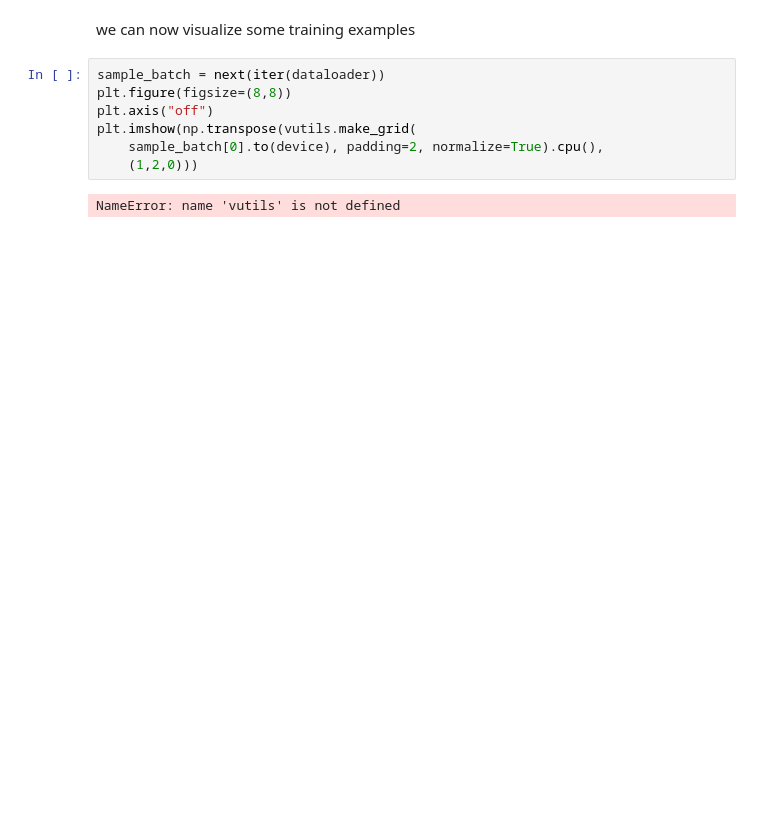
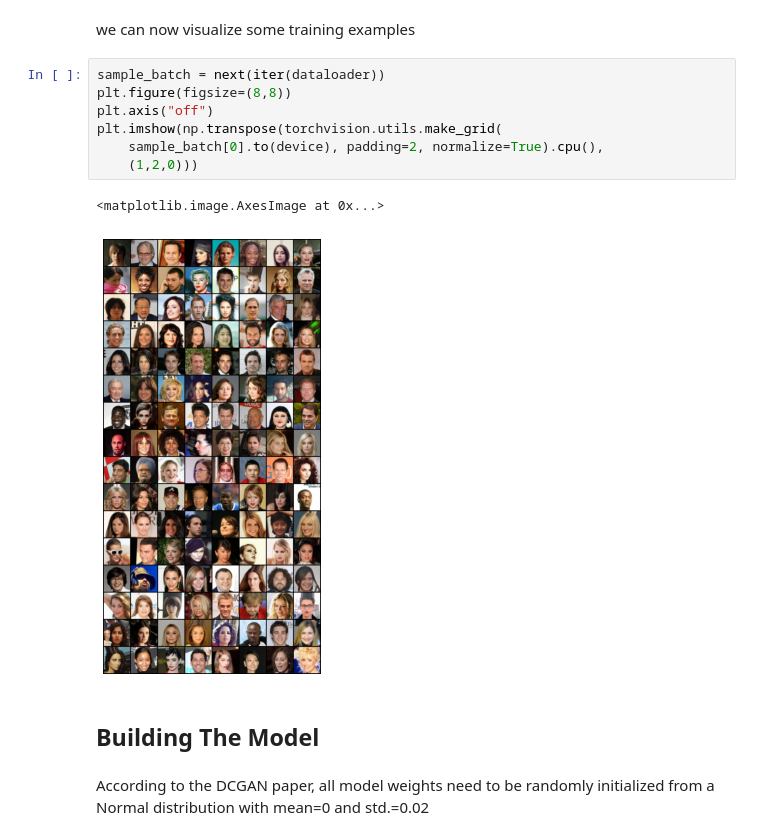
Before and after one commit to MostafaEissa/GAN-for-celebrity-face-generation, a Jupyter notebook: notebooks/GAN for celebrity face generation.ipynb, the cells around one changed output. Drawn from its saved outputs; the diff is of its cells as text; blank space fills up the shorter version.

```diff
--- a/notebooks/GAN for celebrity face generation.ipynb
+++ b/notebooks/GAN for celebrity face generation.ipynb
@@ -37,10 +38,14 @@ we can now visualize some training examples
 # %%
 sample_batch = next(iter(dataloader))
 plt.figure(figsize=(8,8))
 plt.axis("off")
-plt.imshow(np.transpose(vutils.make_grid(
+plt.imshow(np.transpose(torchvision.utils.make_grid(
     sample_batch[0].to(device), padding=2, normalize=True).cpu(),
     (1,2,0)))
 # %% [output]
-NameError: name 'vutils' is not defined
+<matplotlib.image.AxesImage at 0x...>
-[figure, old version]
+[figure, new version]
+# %% [markdown]
+## Building The Model
+# %% [markdown]
+According to the DCGAN paper, all model weights need to be randomly initialized from a Normal distribution with mean=0 and std.=0.02
```
Also changed, not shown: parts of 10 cells of this notebook.
